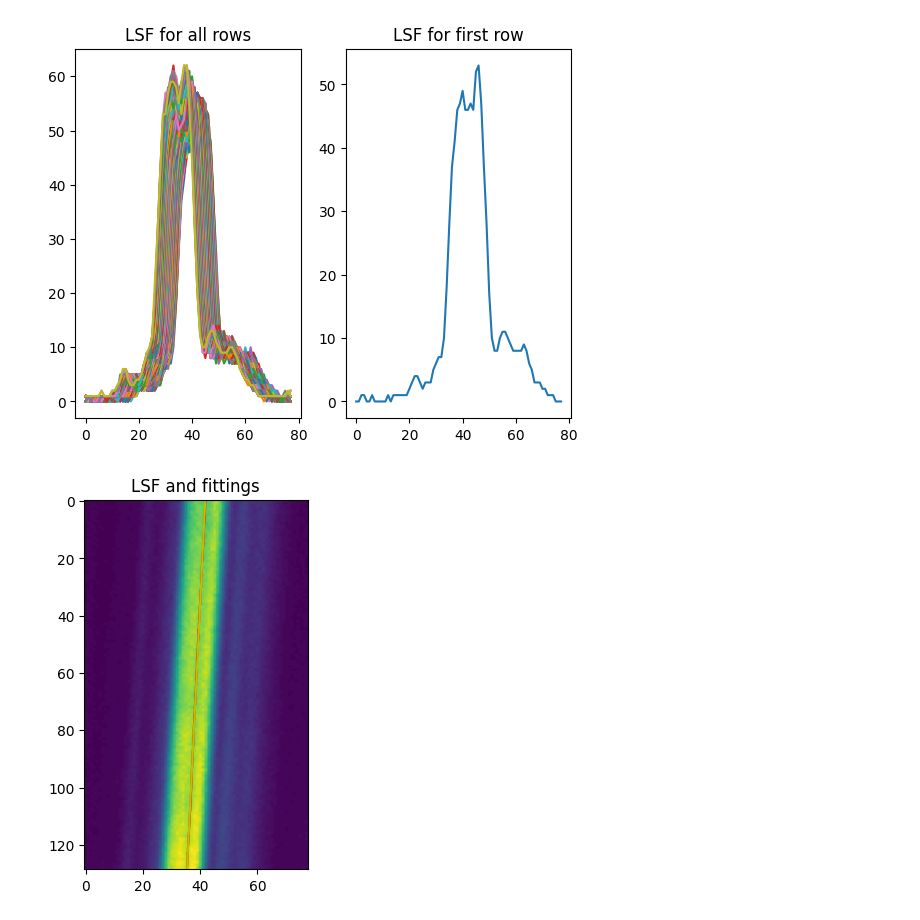
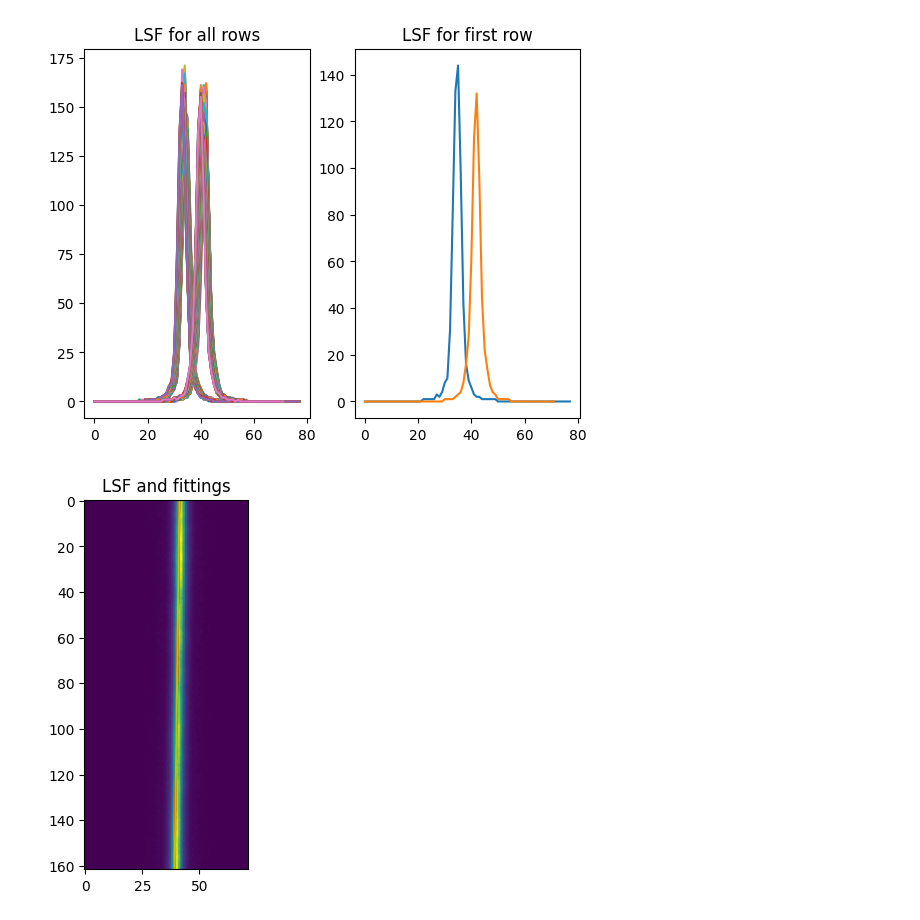
Before and after one commit to lucaswewa/mtf, a Jupyter notebook: mtf_book.ipynb, the cells around one changed output. Saved outputs shown, nothing was run; the diff lists cells and outputs as text; code cells hidden in the pictures.

```diff
--- a/mtf_book.ipynb
+++ b/mtf_book.ipynb
@@ -162,12 +185,13 @@ def plot_mtf(freq_data, mtf_data):
     plt.legend()
 # %%
 filename = "red_hori_+22deg_2222_rot.png"
+filename = "_s2/_r_0deg_0mm_offaperture_1333.png"
 
 # step 0: load image
-image = load_image(filename)
+image = step0_load_image(filename)
 # %%
 # step 1: get ROI
-roi_image_h, roi = get_roimage(image, (1068, 1281), (1209, 1362), 90)
-roi_image_v, roi = get_roimage(image, (1248, 1155), (1326, 1284), 0)
+roi_image_h, roi = step1_get_roimage(image, (1014, 990), (1149, 1068), 90)
+roi_image_v, roi = step1_get_roimage(image, (1152, 822), (1224, 984), 0)
 plot_images(roi_image_h, roi_image_v)
 # %% [output]
@@ -185,15 +214,20 @@ plt.plot(win1_h)
 # step 3: get derivative
 deriv_h = get_derivative(roi_image_h)
 deriv_v = get_derivative(roi_image_v)
+plot_derivatives(deriv_h)
 plot_derivatives(deriv_v)
 # %% [output]
-[figure, old version]
+[figure, new version]
 # %%
 # step 4: apply window and compute centroid
-centroid, fit = get_centroid_and_fit(deriv_v, win1_v)
-plot_centroid(deriv_v, centroid, fit)
+centroid_h, fit_h = step4_get_centroid_and_fit(deriv_h, win1_h)
+centroid_v, fit_v = step4_get_centroid_and_fit(deriv_v, win1_v)
+# plt.plot(1, 2, 1)
+# plot_centroid(deriv_h, centroid_h, fit_h)
+# plt.plot(1, 2, 2)
+plot_centroid(deriv_v, centroid_v, fit_v)
 # %% [output]
-[figure, old version]
+[figure, new version]
 # %%
 # step 5: compute polynomial fit to central locations
 
```
Also changed, not shown: parts of 12 cells of this notebook, 30 other files.
